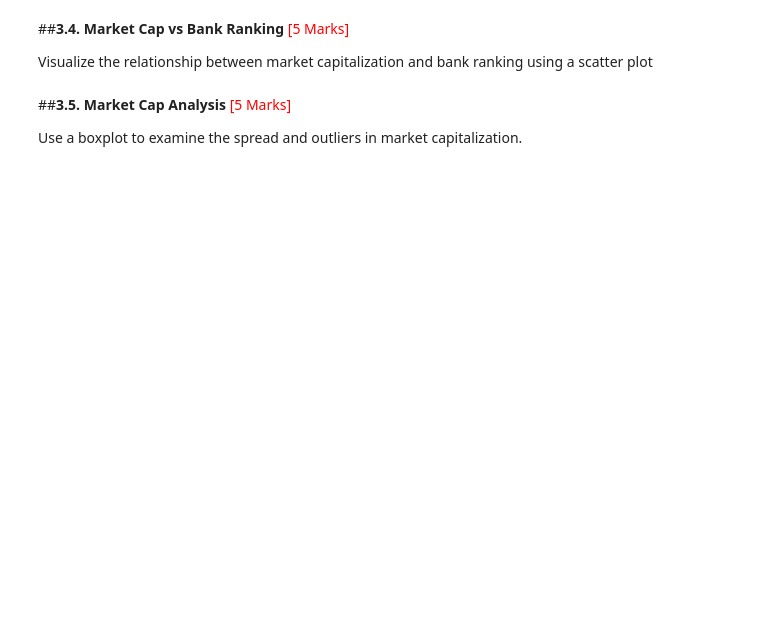
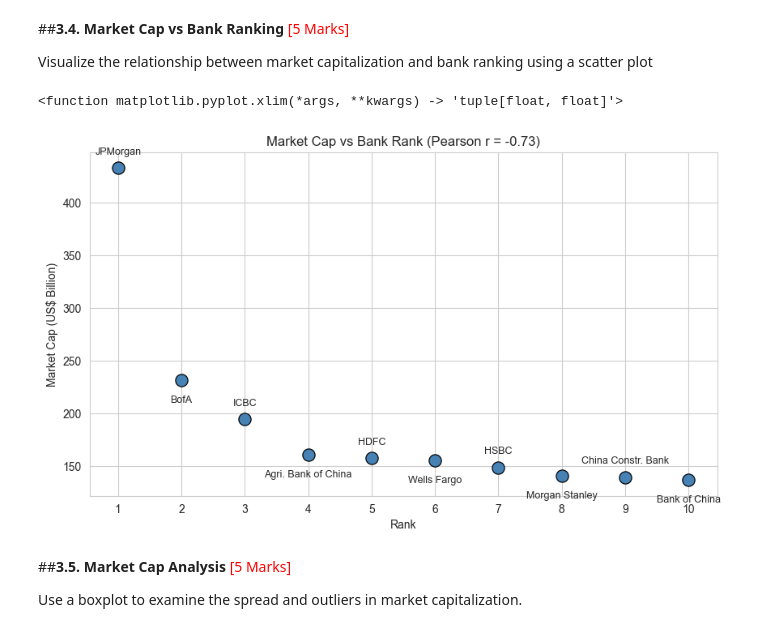
Before and after one commit to IpsitMohanty/banking-market-capitalisation-pyspark, a Jupyter notebook: notebooks/ETL_Bank_Data_Analysis_Ipsit_Mohanty.ipynb, the cells around one changed output. Cells and saved outputs as stored; diff of their text form; code cells hidden in the pictures; blank space fills up the shorter version.

```diff
--- a/notebooks/ETL_Bank_Data_Analysis_Ipsit_Mohanty.ipynb
+++ b/notebooks/ETL_Bank_Data_Analysis_Ipsit_Mohanty.ipynb
@@ -314,3 +411,39 @@ plt.tight_layout(); plt.show()
+# %%
+# Market Cap vs Rank
+corr = bank_pdf["Rank"].corr(bank_pdf["Market_Cap_USD_Billion"])
+
+# Short names so the labels fit
+short_names = {
+    "JPMorgan Chase": "JPMorgan",
+    "Bank of America": "BofA",
+    "Industrial and Commercial Bank of China": "ICBC",
+    "Agricultural Bank of China": "Agri. Bank of China",
+    "HDFC Bank": "HDFC",
+    "Wells Fargo": "Wells Fargo",
+    "HSBC Holdings PLC": "HSBC",
+    "Morgan Stanley": "Morgan Stanley",
+    "China Construction Bank": "China Constr. Bank",
+    "Bank of China": "Bank of China",
+}
+
+# Plot market cap vs rank
+plt.figure(figsize=(10, 5.5))
+sns.scatterplot(data=bank_pdf, x="Rank", y="Market_Cap_USD_Billion",
+                s=120, color="steelblue", edgecolor="black")
+for i, row in bank_pdf.iterrows():
+    label = short_names.get(row["Bank_Name"], row["Bank_Name"])
+    offset = (0, 12) if i % 2 == 0 else (0, -20)      # alternate above / below
+    plt.annotate(label, (row["Rank"], row["Market_Cap_USD_Billion"]),
+                 textcoords="offset points", xytext=offset,
+                 ha="center", fontsize=9)
+plt.title(f"Market Cap vs Bank Rank (Pearson r = {corr:.2f})")
+plt.xlabel("Rank")
+plt.ylabel("Market Cap (US$ Billion)")
+plt.xticks(range(1, 11))
+plt.xlim
+# %% [output]
+<function matplotlib.pyplot.xlim(*args, **kwargs) -> 'tuple[float, float]'>
+[figure, added]
 # %% [markdown]
 ##**3.5. Market Cap Analysis** <font color = red>[5 Marks]</font> <br>
 
```
Also changed, not shown: parts of 54 cells of this notebook.
